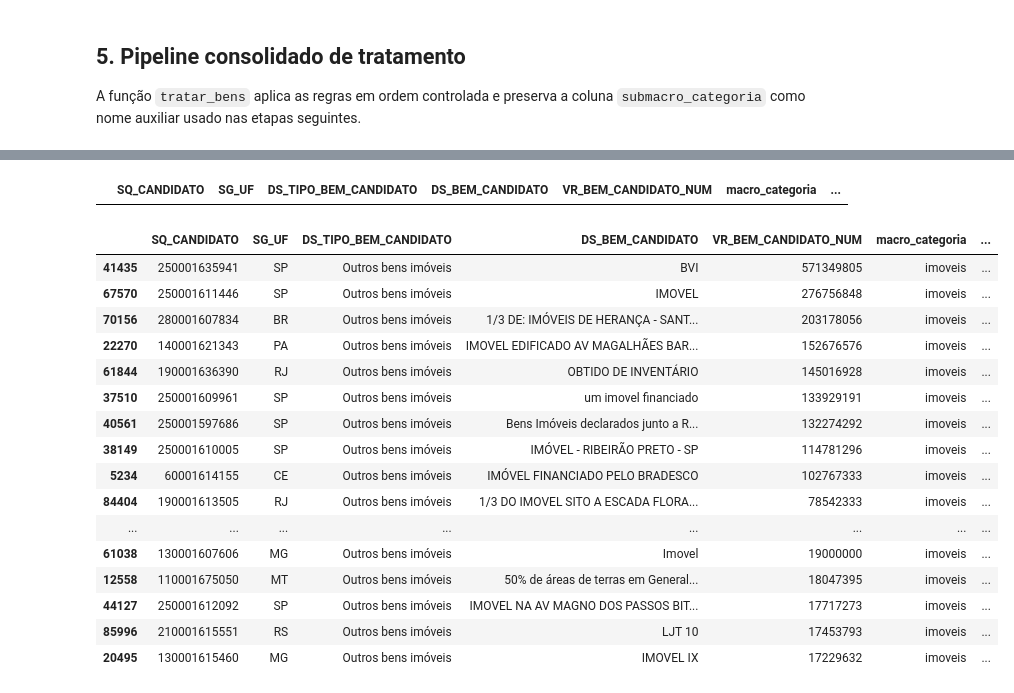
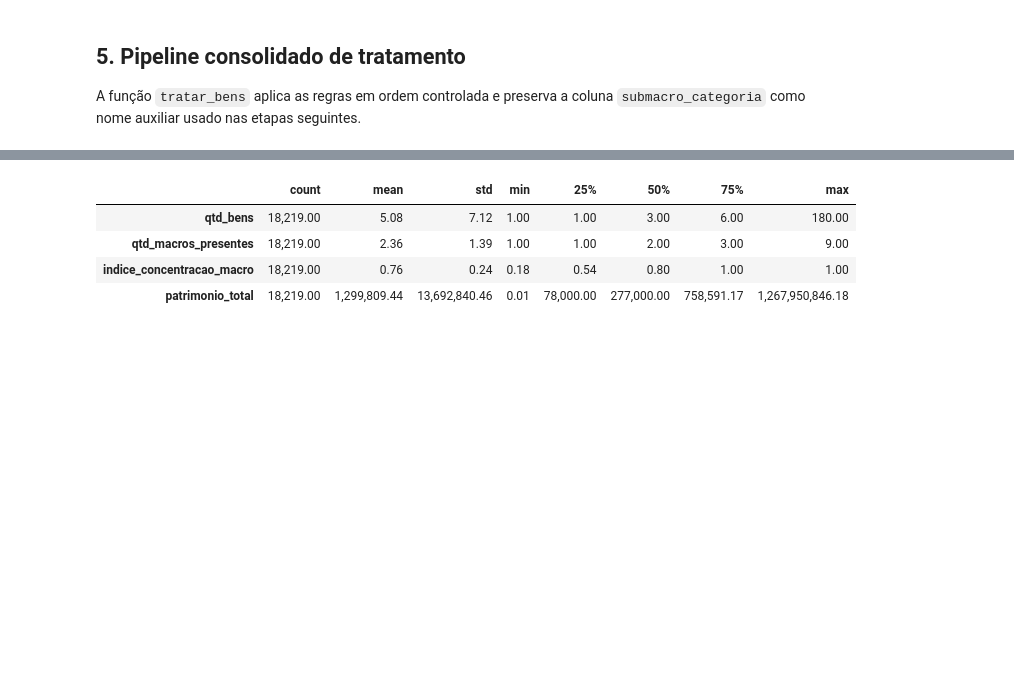
Before and after one commit to GabrielR1B/Data-Mining-Project, a Jupyter notebook: Projeto_Tratamento.ipynb, the cells around one changed output, grey strips where cells are left out. Saved outputs shown, nothing was run; the diff lists cells and outputs as text; code cells hidden in the pictures; blank space fills up the shorter version.

Commit message:
update  pipeline notebooks

```diff
--- a/Projeto_Tratamento.ipynb
+++ b/Projeto_Tratamento.ipynb
@@ -70,25 +335,14 @@ PARAMS = {
         "veiculos",
     ],
 
-    # Metadados finais da base de features.
-    "METADADOS_FEATURES": ["SG_UF"],
+    # Auditoria opcional.
+    # Por padrão, o pipeline só gera o dataset final de features.
+    # Quando True, cria uma pasta de auditoria da rodada com a base de bens
+    "GERAR_AUDITORIA": False,
 
-    # Auditoria.
-    "N_AMOSTRAS_AUDITORIA": 50,
-    "VALOR_MINIMO_AUDITORIA": 0,
-
-    # Exportação.
-    # Todos vêm ligados por padrão. Troque para False para não gerar algum arquivo/grupo.
-    "ARQUIVOS_SAIDA": {
-        "bens_tratados": True,
-        "bens_limpo_com_macros": True,
-        "features_candidatos": True,
-        "features_final_raiz": True,
-        "checklist": True,
-        "auditorias": True,
-        "config": True,
-        "zip_rodada": False,
-    },
+    # Exportação auxiliar.
+    "GERAR_CONFIG": True,
+    "GERAR_ZIP_RODADA": False,
 }
 
 # ============================================================
@@ -113,20 +367,6 @@ AJUSTES_TIPO_MACRO = {}
 # - submacro_valor: valor opcional da submacro
 
 REGRAS_MANUAIS_TEXTO = []
-
-# ============================================================
-# Checklist de aceite sugerido
-# ============================================================
-# Estes limites não bloqueiam a execução. Servem para leitura da auditoria.
-
-CHECKLIST_ACEITE = {
-    "max_tipos_sem_macro": 0,
-    "max_perc_macro_outros": 10.0,
-    "max_perc_valor_outros": 10.0,
-    "max_perc_financeiro_generico": 20.0,
-    "max_perc_imovel_generico": 20.0,
-    "max_perc_veiculo_generico": 20.0,
-}
 # %% [markdown]
 ## 2. Mapeamento base de tipos de bens para macro categorias
 
@@ -1216,24 +1247,8 @@ resultado["auditoria"].get("amostra_outros_residual", pd.DataFrame()).head(PARAM
-# %%
-resultado["auditoria"].get("amostra_financeiro_generico", pd.DataFrame()).head(PARAMS["N_AMOSTRAS_AUDITORIA"])
-# %% [output]
-|  | SQ_CANDIDATO | SG_UF | DS_TIPO_BEM_CANDIDATO | DS_BEM_CANDIDATO | VR_BEM_CANDIDATO_NUM | macro_categoria | ... |
 # %%
-resultado["auditoria"].get("amostra_imovel_generico", pd.DataFrame()).head(PARAMS["N_AMOSTRAS_AUDITORIA"])
+resultado["features_candidatos"][["qtd_bens", "qtd_macros_presentes", "indice_concentracao_macro", "patrimonio_total"]].describe().T
 # %% [output]
-|  | SQ_CANDIDATO | SG_UF | DS_TIPO_BEM_CANDIDATO | DS_BEM_CANDIDATO | VR_BEM_CANDIDATO_NUM | macro_categoria | ... |
-| 41435 | 250001635941 | SP | Outros bens imóveis | BVI | 571349805 | imoveis | ... |
-| 67570 | 250001611446 | SP | Outros bens imóveis | IMOVEL | 276756848 | imoveis | ... |
-| 70156 | 280001607834 | BR | Outros bens imóveis | 1/3 DE: IMÓVEIS DE HERANÇA - SANT... | 203178056 | imoveis | ... |
-| 22270 | 140001621343 | PA | Outros bens imóveis | IMOVEL EDIFICADO AV MAGALHÃES BAR... | 152676576 | imoveis | ... |
-| 61844 | 190001636390 | RJ | Outros bens imóveis | OBTIDO DE INVENTÁRIO | 145016928 | imoveis | ... |
-| 37510 | 250001609961 | SP | Outros bens imóveis | um imovel financiado | 133929191 | imoveis | ... |
-| 40561 | 250001597686 | SP | Outros bens imóveis | Bens Imóveis declarados junto a R... | 132274292 | imoveis | ... |
-| 38149 | 250001610005 | SP | Outros bens imóveis | IMÓVEL - RIBEIRÃO PRETO - SP | 114781296 | imoveis | ... |
-| 5234 | 60001614155 | CE | Outros bens imóveis | IMÓVEL FINANCIADO PELO BRADESCO | 102767333 | imoveis | ... |
-| 84404 | 190001613505 | RJ | Outros bens imóveis | 1/3 DO IMOVEL SITO A ESCADA FLORA... | 78542333 | imoveis | ... |
-| ... | ... | ... | ... | ... | ... | ... | ... |
-| 61038 | 130001607606 | MG | Outros bens imóveis | Imovel | 19000000 | imoveis | ... |
-| 12558 | 110001675050 | MT | Outros bens imóveis | 50% de áreas de terras em General... | 18047395 | imoveis | ... |
-| 44127 | 250001612092 | SP | Outros bens imóveis | IMOVEL NA AV MAGNO DOS PASSOS BIT... | 17717273 | imoveis | ... |
-| 85996 | 210001615551 | RS | Outros bens imóveis | LJT 10 | 17453793 | imoveis | ... |
-| 20495 | 130001615460 | MG | Outros bens imóveis | IMOVEL IX | 17229632 | imoveis | ... |
+|  | count | mean | std | min | 25% | 50% | 75% | max |
+| qtd_bens | 18,219.00 | 5.08 | 7.12 | 1.00 | 1.00 | 3.00 | 6.00 | 180.00 |
+| qtd_macros_presentes | 18,219.00 | 2.36 | 1.39 | 1.00 | 1.00 | 2.00 | 3.00 | 9.00 |
+| indice_concentracao_macro | 18,219.00 | 0.76 | 0.24 | 0.18 | 0.54 | 0.80 | 1.00 | 1.00 |
+| patrimonio_total | 18,219.00 | 1,299,809.44 | 13,692,840.46 | 0.01 | 78,000.00 | 277,000.00 | 758,591.17 | 1,267,950,846.18 |
```
Also changed, not shown: parts of 26 cells of this notebook, 3 other files.
